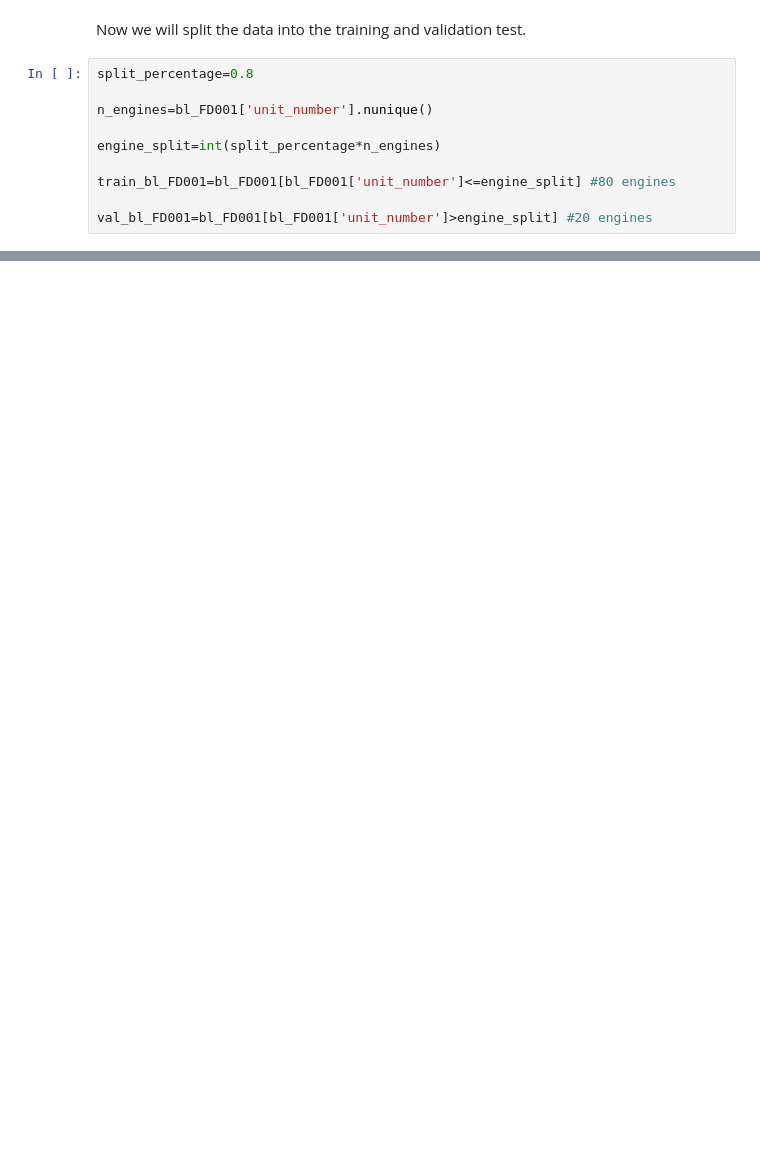
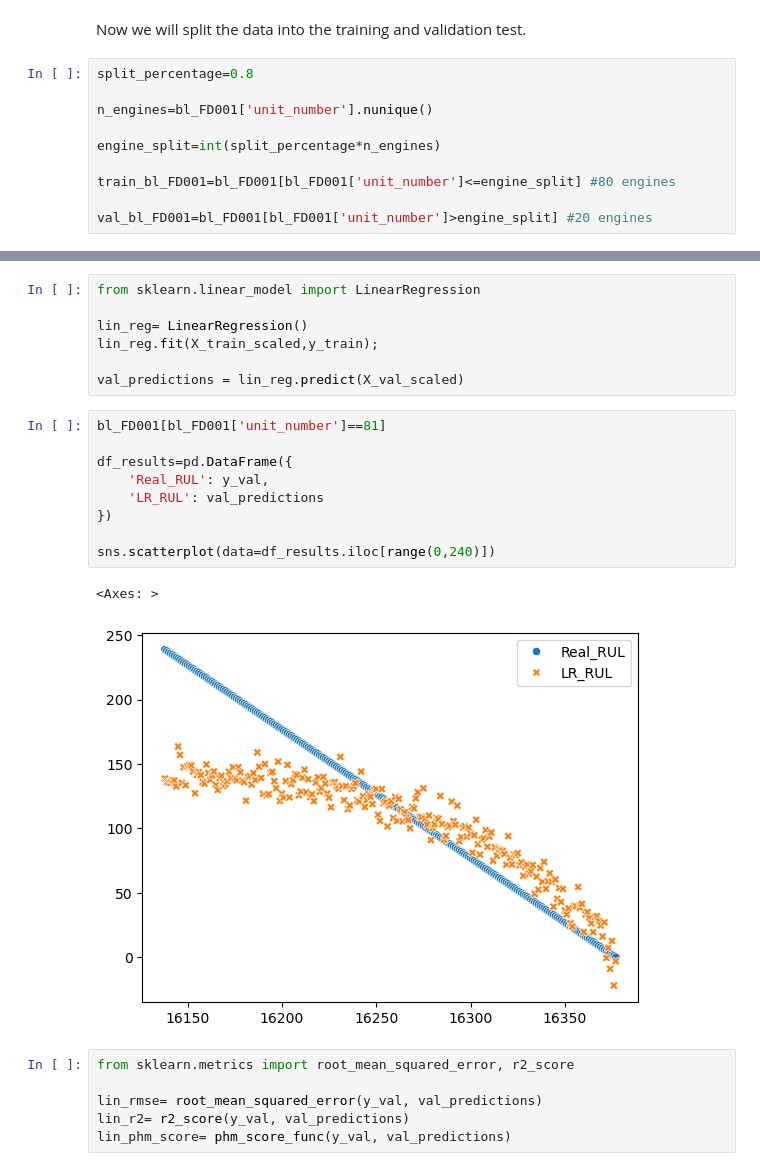
Before and after one commit to oscarguillen-ml/ML-Internship-Portfolio, a Jupyter notebook: 02-predictive-maintenance/predictive_maintenance.ipynb, the cells around one changed output, grey strips where cells are left out. Cells and saved outputs as stored; diff of their text form; blank space fills up the shorter version.

```diff
--- a/02-predictive-maintenance/predictive_maintenance.ipynb
+++ b/02-predictive-maintenance/predictive_maintenance.ipynb
@@ -224,0 +246,25 @@ X_val_scaled = scaler.transform(X_val)
+# %%
+from sklearn.linear_model import LinearRegression
+
+lin_reg= LinearRegression()
+lin_reg.fit(X_train_scaled,y_train);
+
+val_predictions = lin_reg.predict(X_val_scaled)
+# %%
+bl_FD001[bl_FD001['unit_number']==81]
+
+df_results=pd.DataFrame({
+    'Real_RUL': y_val,
+    'LR_RUL': val_predictions
+})
+
+sns.scatterplot(data=df_results.iloc[range(0,240)])
+# %% [output]
+<Axes: >
+[figure, added]
+# %%
+from sklearn.metrics import root_mean_squared_error, r2_score
+
+lin_rmse= root_mean_squared_error(y_val, val_predictions)
+lin_r2= r2_score(y_val, val_predictions)
+lin_phm_score= phm_score_func(y_val, val_predictions)
```
Also changed, not shown: parts of 15 cells of this notebook.
